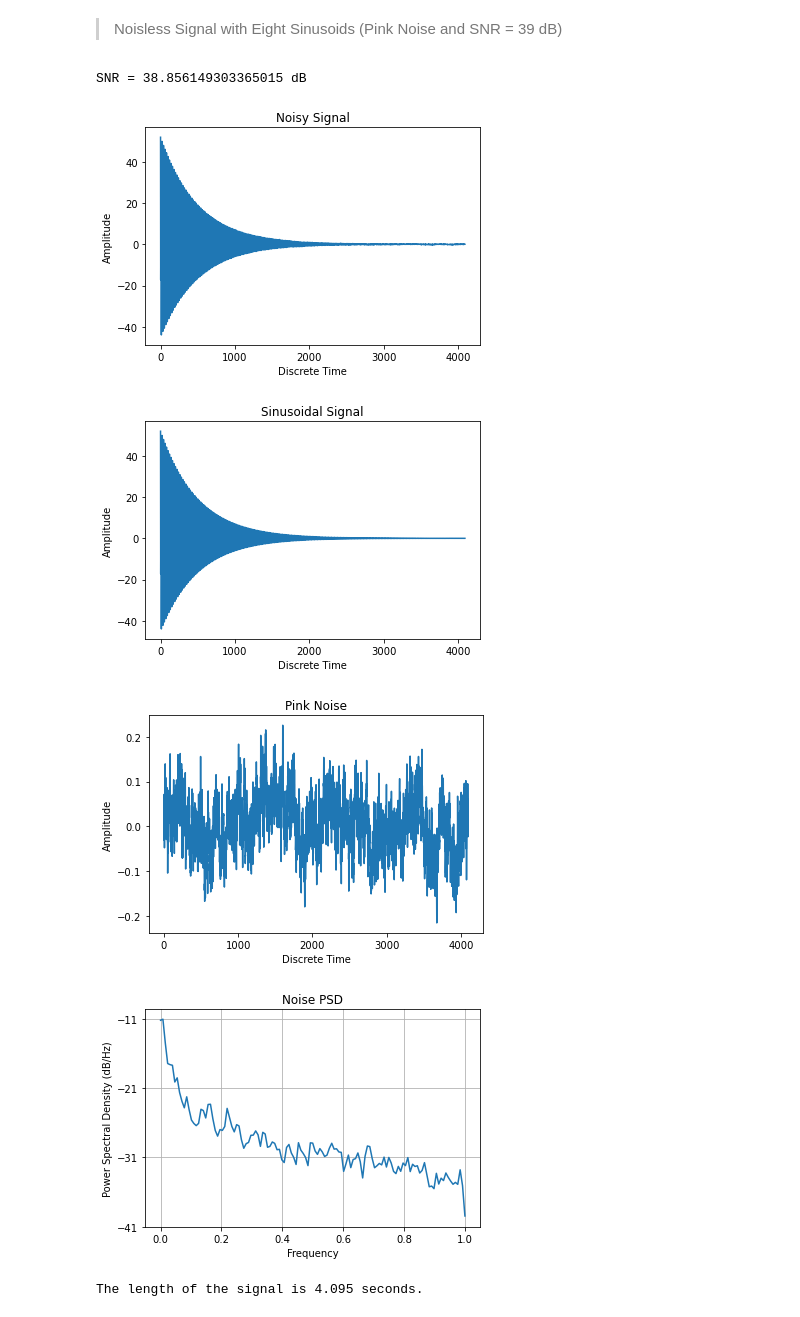
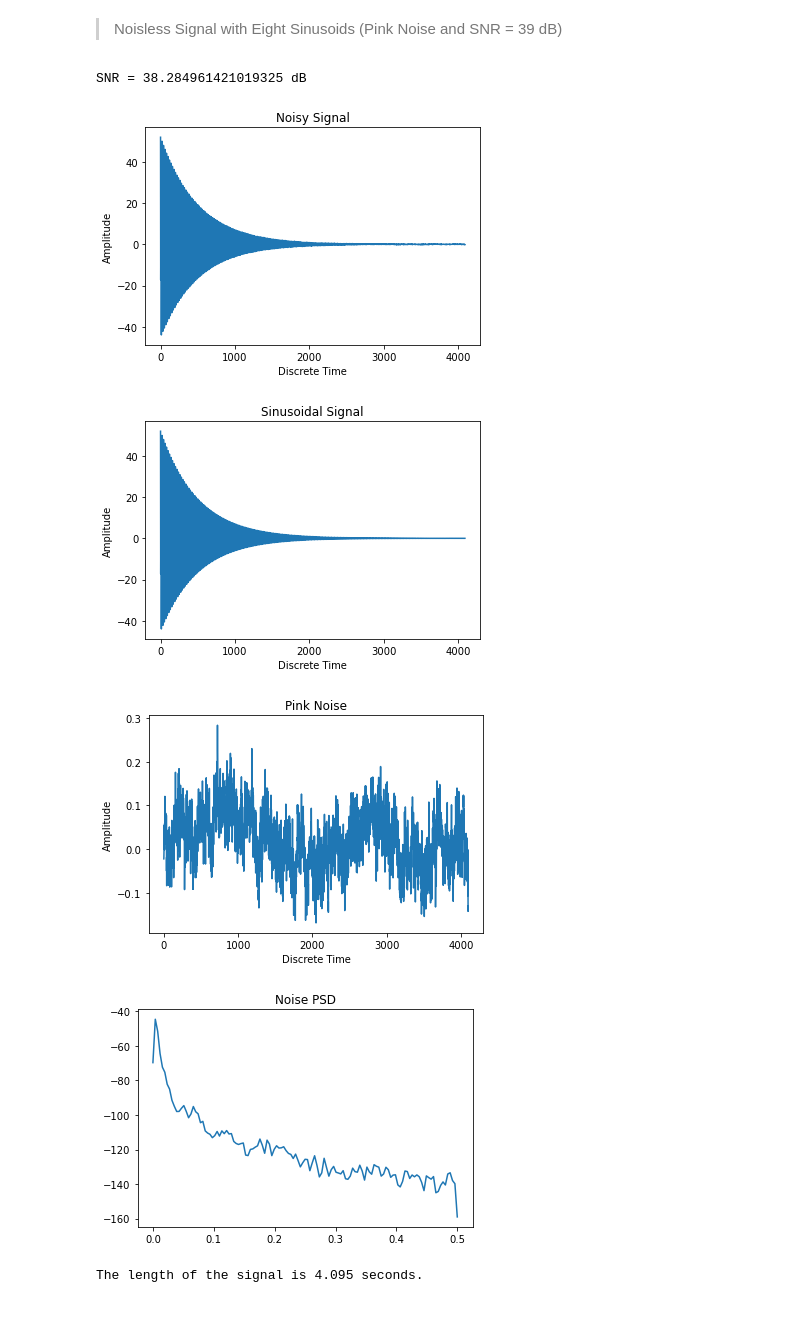
Before and after one commit to piptouque/atiam_pam_hrparam, a Jupyter notebook: source/ESPRIT-Roy.ipynb, the cells around one changed output. Cells and saved outputs as stored; diff of their text form; code cells hidden in the pictures.

```diff
--- a/source/ESPRIT-Roy.ipynb
+++ b/source/ESPRIT-Roy.ipynb
@@ -292,37 +292,38 @@ print("SNR =", x_synth2[3], "dB")
 plt.figure()
 plt.plot(np.real(x_synth2[0]))
 plt.title('Noisy Signal')
 plt.xlabel('Discrete Time')
 plt.ylabel('Amplitude')
 #plt.xlim(250,3000)
 plt.show()
 
 plt.figure()
 plt.plot(np.real(x_synth2[1]))
 plt.title('Sinusoidal Signal')
 plt.xlabel('Discrete Time')
 plt.ylabel('Amplitude')
 #plt.xlim(250,3000)
 plt.show()
 
 plt.figure()
 plt.plot(x_synth2[2])
 plt.title('Pink Noise')
 plt.xlabel('Discrete Time')
 plt.ylabel('Amplitude')
 plt.show()
 
 
 plt.figure()
 plt.title("Noise PSD")
-plt.psd(x_synth2[2])
+PSD_noise2_synth = signal.welch(x_synth2[2])
+plt.plot(PSD_noise2_synth[0], 20*np.log(PSD_noise2_synth[1]))
 plt.show()
 # %% [output]
-SNR = 38.856149303365015 dB
+SNR = 38.284961421019325 dB
 [figure]
 [figure]
-[figure, old version]
+[figure, new version]
-[figure, old version]
+[figure, new version]
 # %%
 fs_synth2 = 1000
 
```
Also changed, not shown: parts of 5 cells of this notebook, 26 other files.
